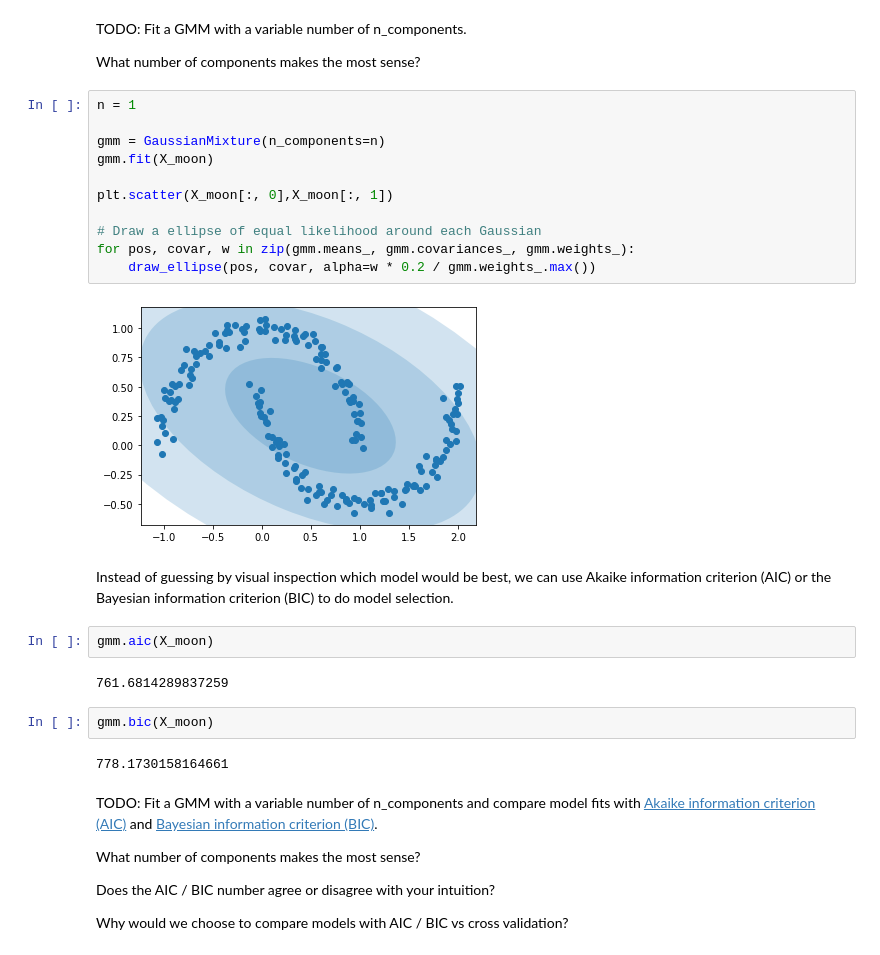
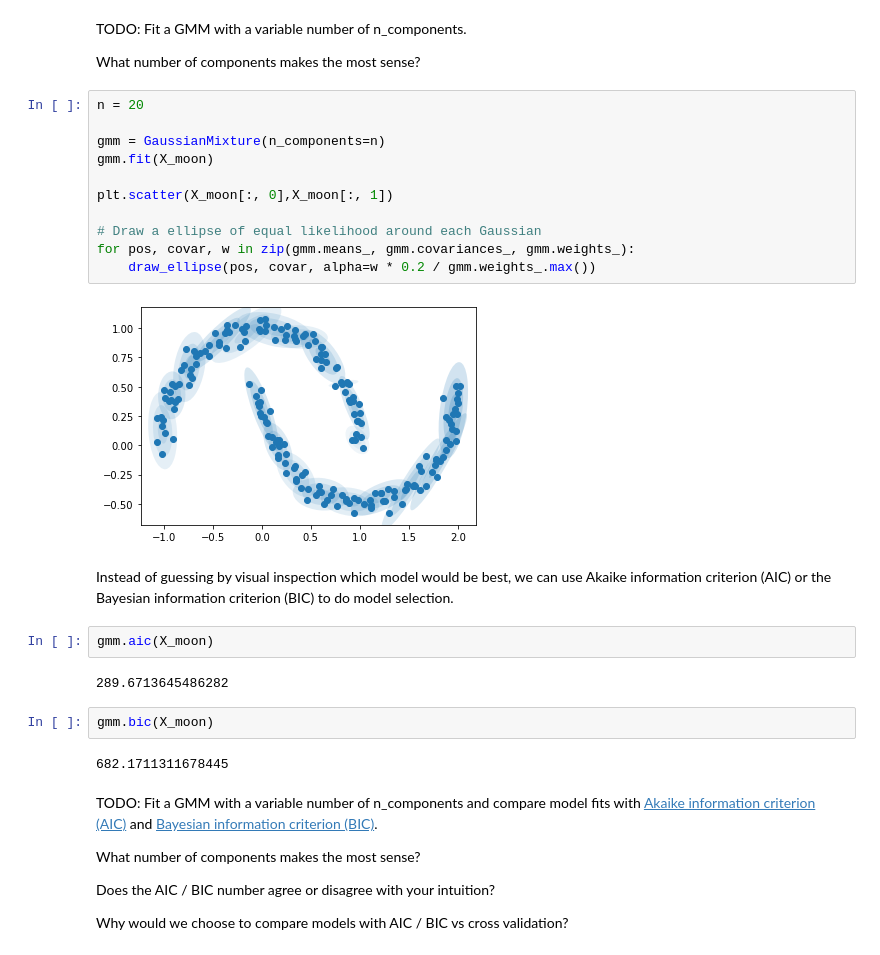
Before and after one commit to maybeee18/ml_lab, a Jupyter notebook: 5_clustering/3a_gaussian_mixture_models_practice.ipynb, the cells around one changed output. Saved outputs shown, nothing was run; the diff lists cells and outputs as text.

```diff
--- a/5_clustering/3a_gaussian_mixture_models_practice.ipynb
+++ b/5_clustering/3a_gaussian_mixture_models_practice.ipynb
@@ -72,28 +72,28 @@ TODO: Fit a GMM with a variable number of n_components.
 
 What number of components makes the most sense?
 # %%
-n = 1
+n = 20
 
 gmm = GaussianMixture(n_components=n)
 gmm.fit(X_moon)
 
 plt.scatter(X_moon[:, 0],X_moon[:, 1])
 
 # Draw a ellipse of equal likelihood around each Gaussian
 for pos, covar, w in zip(gmm.means_, gmm.covariances_, gmm.weights_):
     draw_ellipse(pos, covar, alpha=w * 0.2 / gmm.weights_.max())
 # %% [output]
-[figure, old version]
+[figure, new version]
 # %% [markdown]
 Instead of guessing by visual inspection which model would be best, we can use Akaike information criterion (AIC) or the Bayesian information criterion (BIC) to do model selection.
 # %%
 gmm.aic(X_moon)
 # %% [output]
-761.6814289837259
+289.6713645486282
 # %%
 gmm.bic(X_moon)
 # %% [output]
-778.1730158164661
+682.1711311678445
 # %% [markdown]
 TODO: Fit a GMM with a variable number of n_components and compare model fits with [Akaike information criterion (AIC)](https://en.wikipedia.org/wiki/Akaike_information_criterion) and [Bayesian information criterion (BIC)](https://en.wikipedia.org/wiki/Bayesian_information_criterion).
 
```
Also changed, not shown: parts of 1 cell of this notebook, 16 other files.
